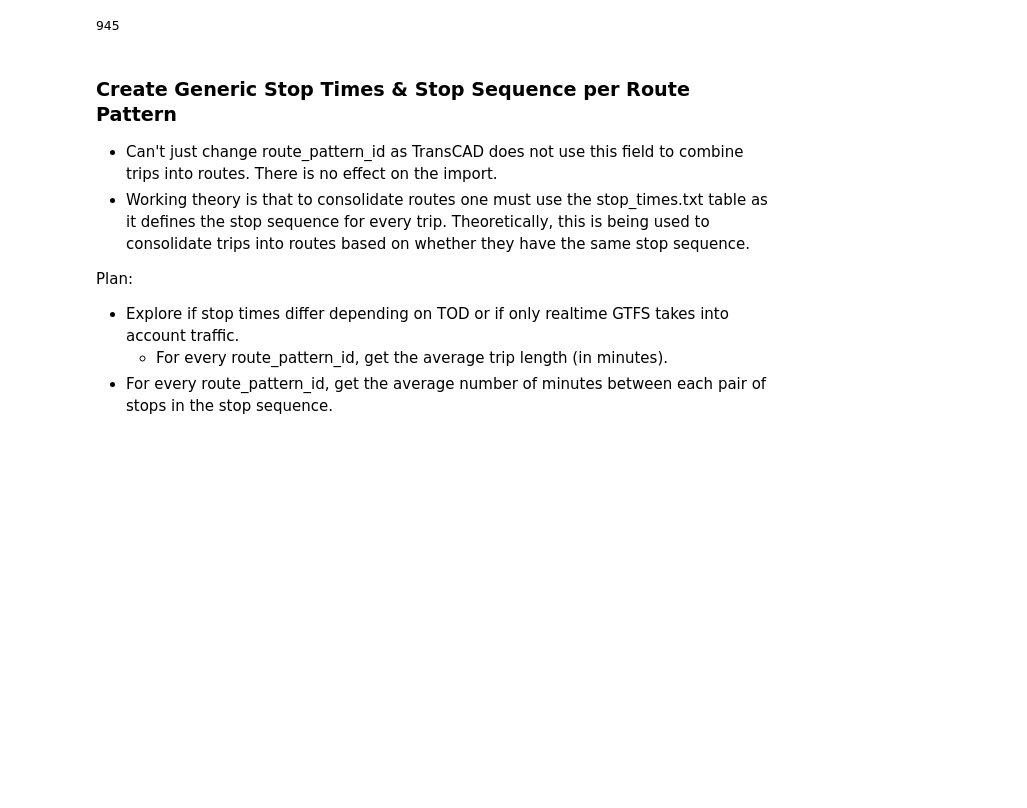
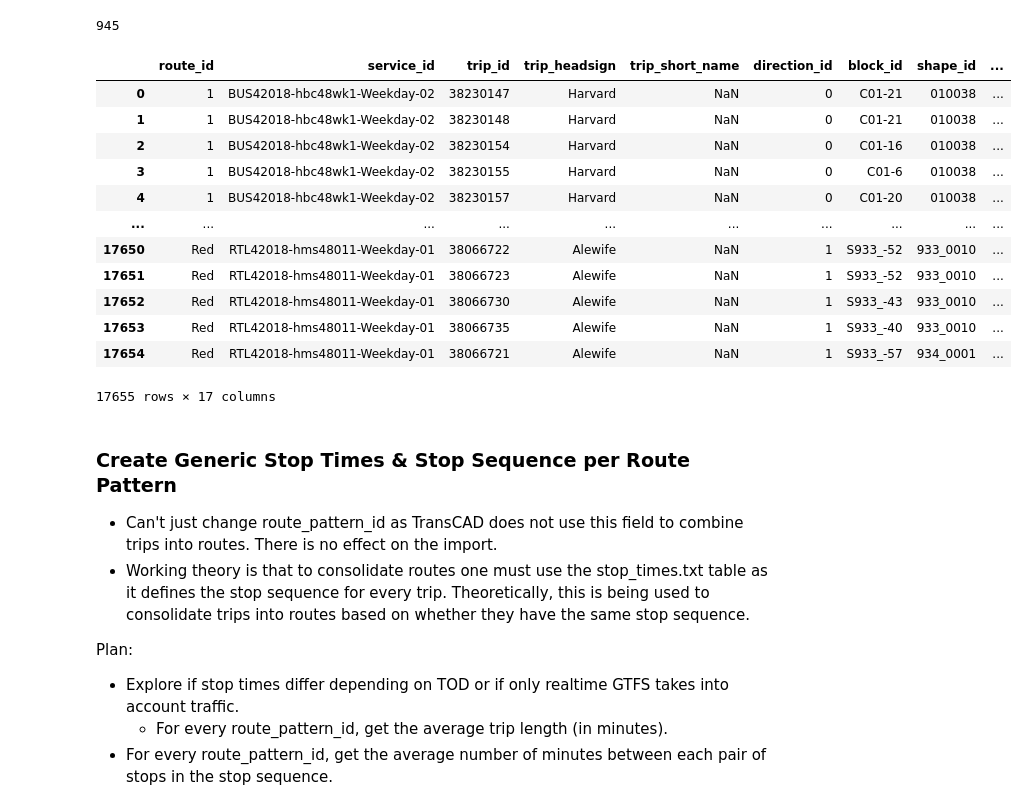
Before and after one commit to mmatkinson7/gtfs_transcad_prep, a Jupyter notebook: gtfs_consolidation_tod.ipynb, the cells around one changed output. Cells and saved outputs as stored; diff of their text form; code cells hidden in the pictures; blank space fills up the shorter version.

```diff
--- a/gtfs_consolidation_tod.ipynb
+++ b/gtfs_consolidation_tod.ipynb
@@ -482,5 +482,23 @@ len(trips_update3['route_pattern_id'].unique())
 len(gtfsfeeds_dfs.trips['route_pattern_id'].unique())
 # %% [output]
 945
-# %%
-gtfsfeeds_dfs.trips = trips_update3[gtfsfeeds_dfs.trips.columns]
+# %%
+trips_update3[['route_id','direction_id','trip_headsign']]=trips_update3['combo_id'].str.split('_',expand=True)
+# %%
+trips_update4 = trips_update3[gtfsfeeds_dfs.trips.columns].merge(gtfsfeeds_dfs.trips[['trip_id','route_pattern_id']], how='left', on='trip_id', suffixes=(None,'_old'))
+# %%
+trips_update4
+# %% [output]
+|  | route_id | service_id | trip_id | trip_headsign | trip_short_name | direction_id | block_id | shape_id | ... |
+| 0 | 1 | BUS42018-hbc48wk1-Weekday-02 | 38230147 | Harvard | NaN | 0 | C01-21 | 010038 | ... |
+| 1 | 1 | BUS42018-hbc48wk1-Weekday-02 | 38230148 | Harvard | NaN | 0 | C01-21 | 010038 | ... |
+| 2 | 1 | BUS42018-hbc48wk1-Weekday-02 | 38230154 | Harvard | NaN | 0 | C01-16 | 010038 | ... |
+| 3 | 1 | BUS42018-hbc48wk1-Weekday-02 | 38230155 | Harvard | NaN | 0 | C01-6 | 010038 | ... |
+| 4 | 1 | BUS42018-hbc48wk1-Weekday-02 | 38230157 | Harvard | NaN | 0 | C01-20 | 010038 | ... |
+| ... | ... | ... | ... | ... | ... | ... | ... | ... | ... |
+| 17650 | Red | RTL42018-hms48011-Weekday-01 | 38066722 | Alewife | NaN | 1 | S933_-52 | 933_0010 | ... |
+| 17651 | Red | RTL42018-hms48011-Weekday-01 | 38066723 | Alewife | NaN | 1 | S933_-52 | 933_0010 | ... |
+| 17652 | Red | RTL42018-hms48011-Weekday-01 | 38066730 | Alewife | NaN | 1 | S933_-43 | 933_0010 | ... |
+| 17653 | Red | RTL42018-hms48011-Weekday-01 | 38066735 | Alewife | NaN | 1 | S933_-40 | 933_0010 | ... |
+| 17654 | Red | RTL42018-hms48011-Weekday-01 | 38066721 | Alewife | NaN | 1 | S933_-57 | 934_0001 | ... |
+17655 rows × 17 columns
```
Also changed, not shown: parts of 5 cells of this notebook.
